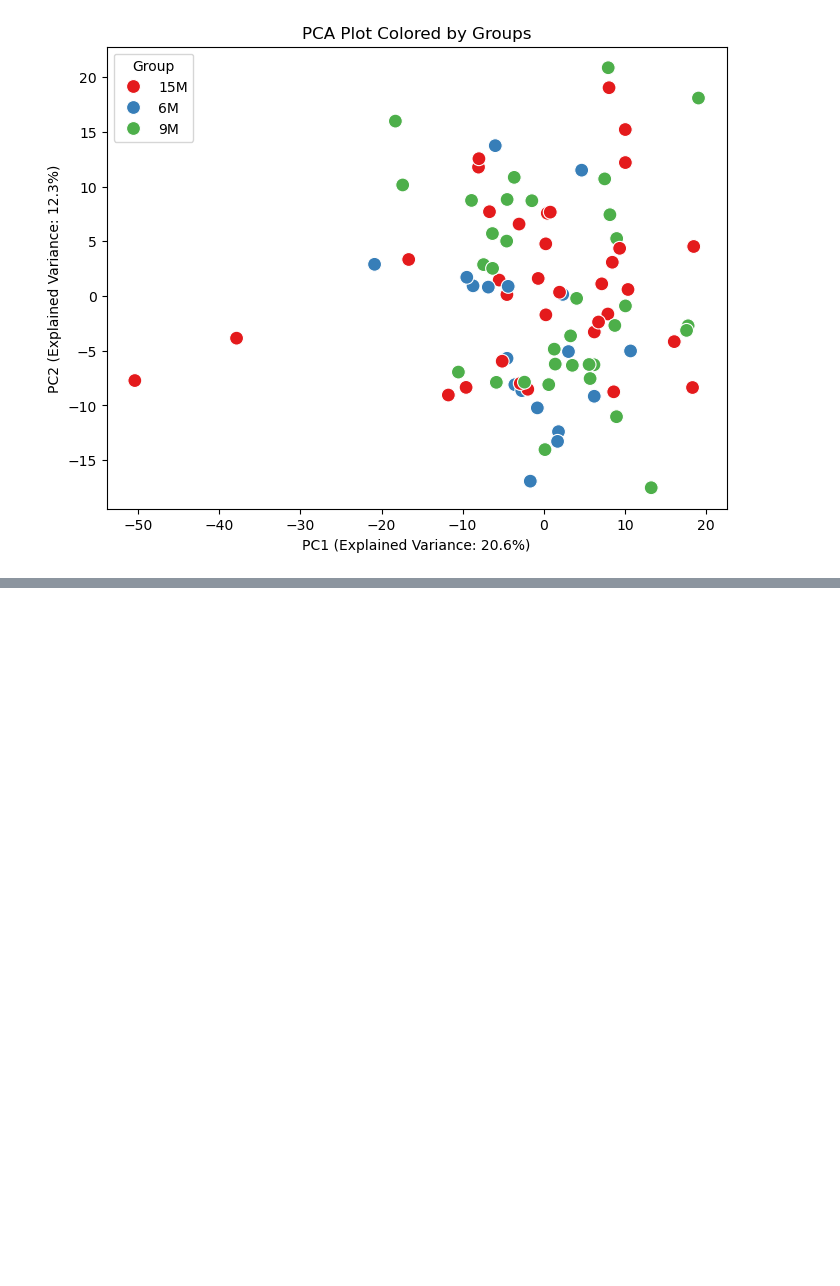
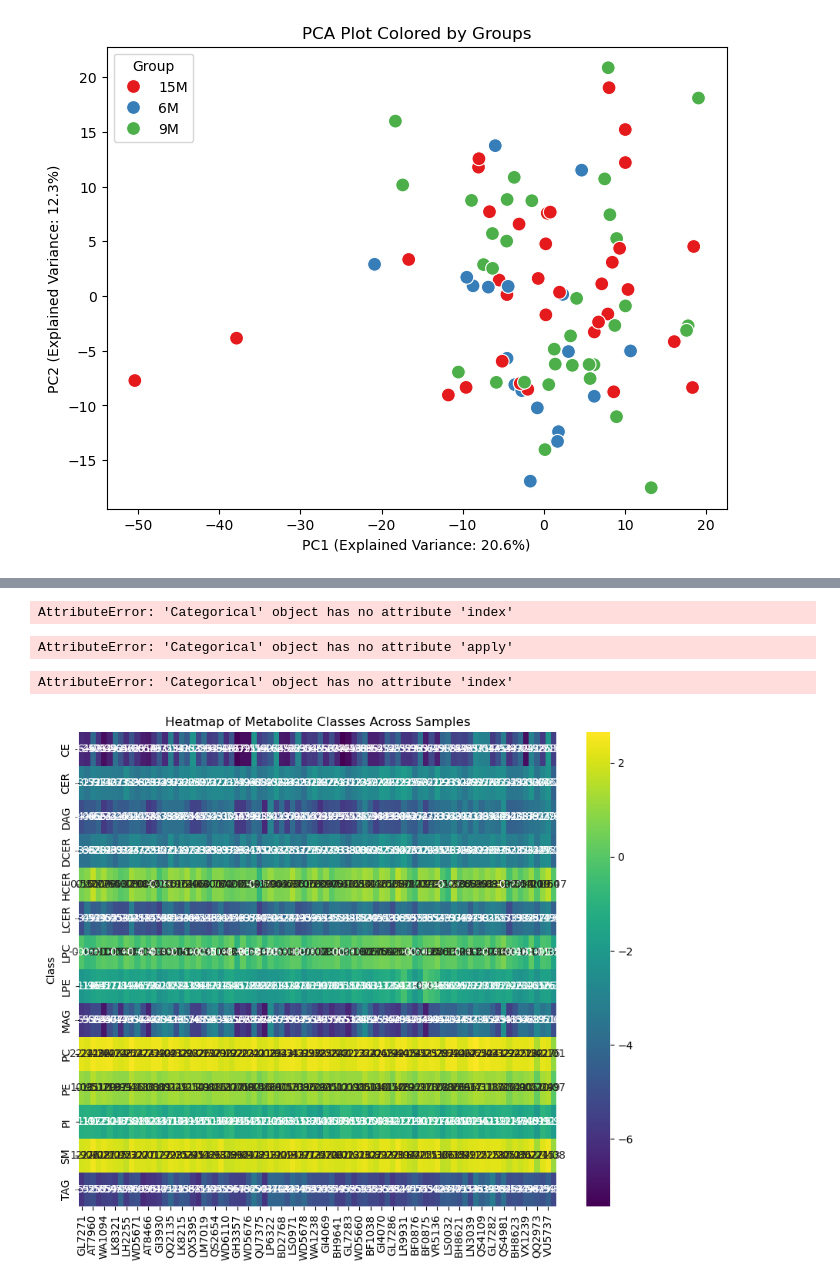
Before and after one commit to RaymondSHANG/P3_metabolon, a Jupyter notebook: code/data_preprocessing_lipidomics_Species.ipynb, the cells around one changed output, grey strips where cells are left out. Saved outputs shown, nothing was run; the diff lists cells and outputs as text; code cells hidden in the pictures; blank space fills up the shorter version.

Commit message:
heatmap still working

```diff
--- a/code/data_preprocessing_lipidomics_Species.ipynb
+++ b/code/data_preprocessing_lipidomics_Species.ipynb
@@ -581,0 +584,3 @@ plt.show()
+# %%
+chemical_info_lipid_filter = chemical_info_lipid_filter.reset_index()
+chemical_info_lipid_filter
@@ -581,0 +617,6 @@ plt.show()
+# %%
+data_with_class = log2_transformed_data.T  # Transpose to match 'Name' with columns
+data_with_class['Class'] = chemical_info_lipid_filter.set_index('Name').reindex(data_with_class.index)['Class']
+
+# Now group by 'Class' and take the mean (or another statistic) for each group
+data_grouped = data_with_class.groupby('Class').mean()  # You can also use .sum() or other functions
@@ -581,0 +662,21 @@ plt.show()
+# %%
+ordered_samples.index
+# %% [output]
+AttributeError: 'Categorical' object has no attribute 'index'
+# %%
+# Map custom order using the 'group_data'
+group_data = group_data.apply(lambda x: custom_group_order.index(x))  # Convert group names to their order
+
+# Order the samples by the custom group order
+sorted_group_data = group_data.sort_values()  # Sort group_data by custom order
+
+# Convert the sorted Group data to a regular pandas Series
+sorted_group_data = pd.Series(sorted_group_data)
+
+# Get the ordered sample names (index of sorted_group_data)
+ordered_samples = sorted_group_data.index
+
+# Re-order class_data based on the ordered samples
+class_data = class_data[ordered_samples]
+# %% [output]
+AttributeError: 'Categorical' object has no attribute 'apply'
@@ -581,0 +687,47 @@ plt.show()
+# %%
+# Now split the data based on the 'Class'
+classes = data_with_class['Class'].unique()
+
+# Create a heatmap for each Class
+for metabolite_class in classes:
+    # Filter the data for the current class
+    class_data = data_with_class[data_with_class['Class'] == metabolite_class].drop(columns='Class')
+
+    # Group samples by their respective 'Group' (from metadata)
+    # Assuming 'metadata' contains a 'Sample' column that matches the sample names in 'data_with_class'
+    group_data = metadata.set_index('CLIENT SAMPLE ID')['GROUP ID'].reindex(class_data.columns)
+    # Set custom order using Categorical
+    group_data = pd.Categorical(group_data, categories=custom_group_order, ordered=True)
+
+    # Order the samples by Group using the custom order
+    ordered_samples = group_data.sort_values().index.tolist()  # Convert the result to a list of sample names
+
+    # Re-order class_data based on the ordered samples
+    class_data = class_data[ordered_samples]
+
+    # Create the heatmap
+    plt.figure(figsize=(20, len(class_data.index) * 1.0))
+    sns.heatmap(class_data, annot=True, cmap='viridis', cbar=True, xticklabels=group_data, yticklabels=True)
+
+    # Add title and labels
+    plt.title(f'Heatmap of {metabolite_class} Metabolites')
+    plt.xlabel('Sample (Grouped by Class)')
+    plt.ylabel('Metabolite')
+
+    # Display the plot
+    plt.show()
+# %% [output]
+AttributeError: 'Categorical' object has no attribute 'index'
+# %%
+# Group by 'Class' and aggregate by mean (or other statistic)
+data_grouped = data_with_class.groupby('Class').mean()  # You can also use .sum() or other aggregation
+
+# Plot the heatmap
+plt.figure(figsize=(10, 8))
+sns.heatmap(data_grouped, cmap='viridis', annot=True, fmt='.2f', cbar=True)
+
+# Show the plot
+plt.title('Heatmap of Metabolite Classes Across Samples')
+plt.show()
+# %% [output]
+[figure, added]
```
Also changed, not shown: parts of 9 cells of this notebook.
